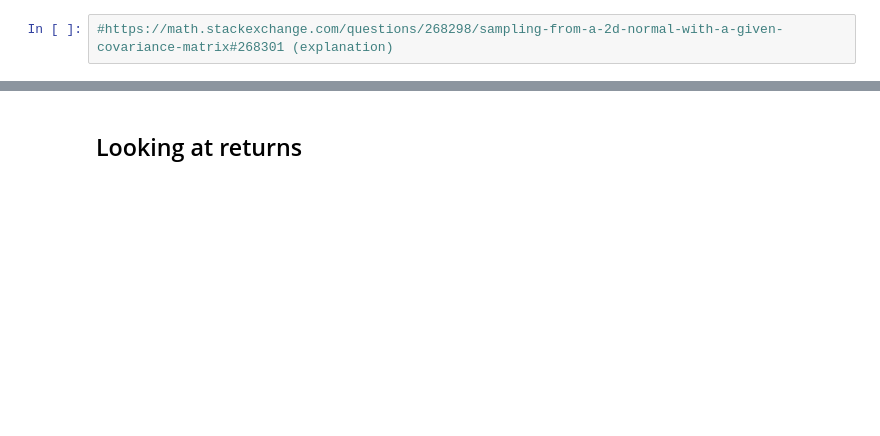
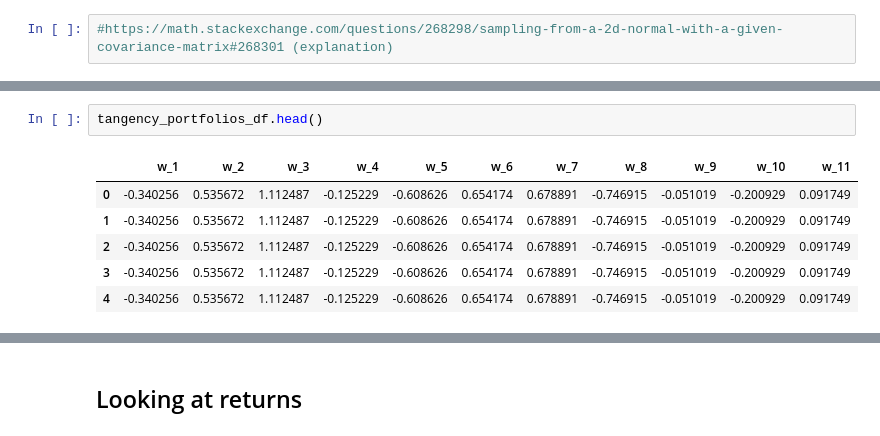
Before and after one commit to JakartaLaw/ACFS, a Jupyter notebook: notebooks/Simulation of returns.ipynb, the cells around one changed output, grey strips where cells are left out. Saved outputs shown, nothing was run; the diff lists cells and outputs as text; blank space fills up the shorter version.

```diff
--- a/notebooks/Simulation of returns.ipynb
+++ b/notebooks/Simulation of returns.ipynb
@@ -162 +176,10 @@ sd.sim_number
+# %%
+tangency_portfolios_df.head()
+# %% [output]
+|  | w_1 | w_2 | w_3 | w_4 | w_5 | w_6 | w_7 | w_8 | w_9 | w_10 | w_11 |
+| 0 | -0.340256 | 0.535672 | 1.112487 | -0.125229 | -0.608626 | 0.654174 | 0.678891 | -0.746915 | -0.051019 | -0.200929 | 0.091749 |
+| 1 | -0.340256 | 0.535672 | 1.112487 | -0.125229 | -0.608626 | 0.654174 | 0.678891 | -0.746915 | -0.051019 | -0.200929 | 0.091749 |
+| 2 | -0.340256 | 0.535672 | 1.112487 | -0.125229 | -0.608626 | 0.654174 | 0.678891 | -0.746915 | -0.051019 | -0.200929 | 0.091749 |
+| 3 | -0.340256 | 0.535672 | 1.112487 | -0.125229 | -0.608626 | 0.654174 | 0.678891 | -0.746915 | -0.051019 | -0.200929 | 0.091749 |
+| 4 | -0.340256 | 0.535672 | 1.112487 | -0.125229 | -0.608626 | 0.654174 | 0.678891 | -0.746915 | -0.051019 | -0.200929 | 0.091749 |
 # %%
```
Also changed, not shown: parts of 24 cells of this notebook, 37 other files.
